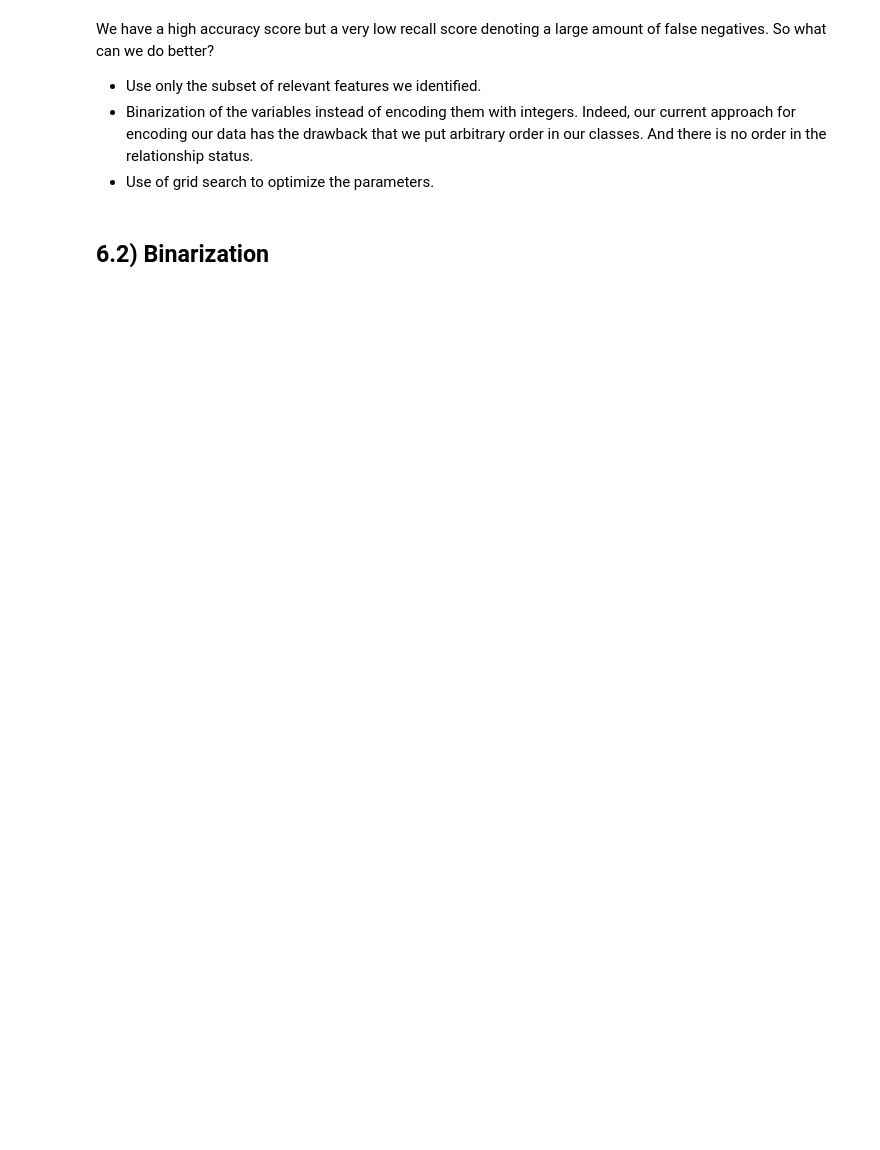
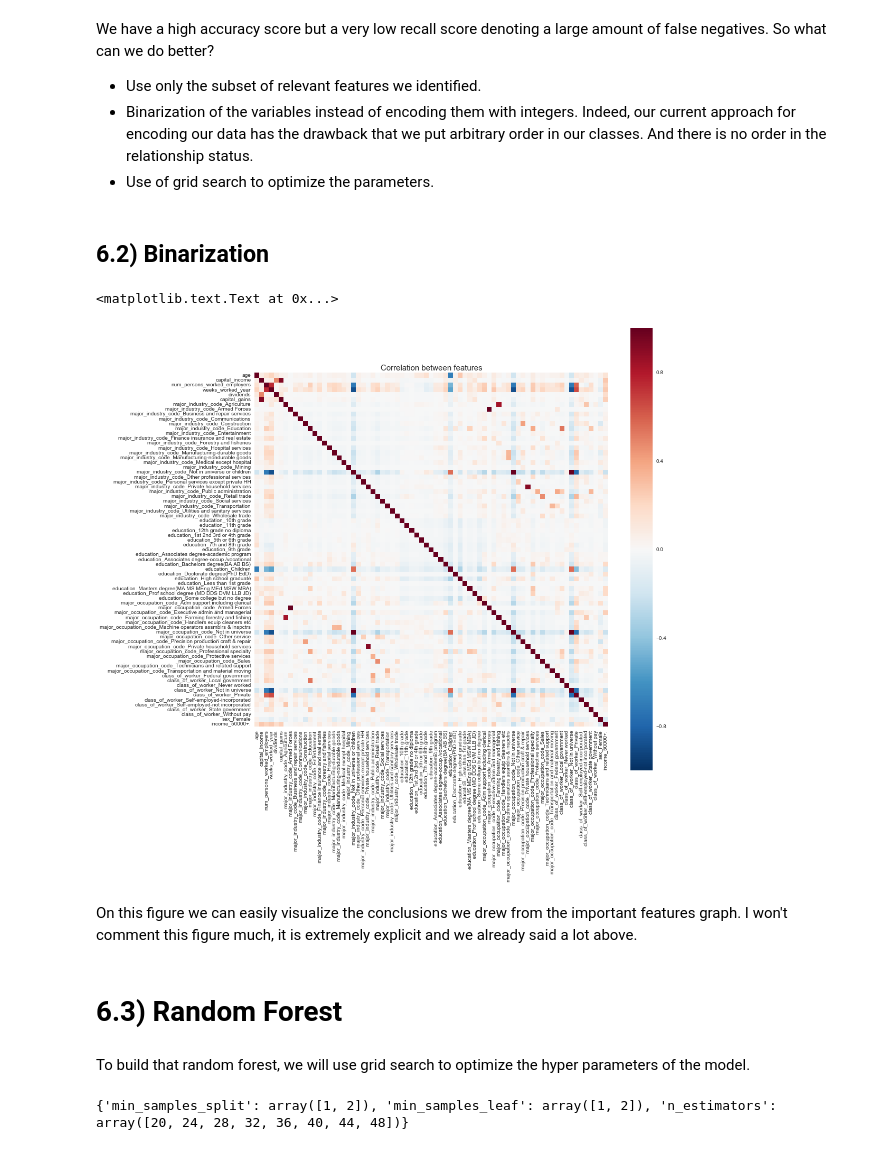
Before and after one commit to Threynaud/us_census, a Jupyter notebook: us_census_analysis.ipynb, the cells around one changed output. Cells and saved outputs as stored; diff of their text form; code cells hidden in the pictures; blank space fills up the shorter version.

```diff
--- a/us_census_analysis.ipynb
+++ b/us_census_analysis.ipynb
@@ -351,7 +352,8 @@ Also, we can notice that `sex` has a non-negligeable importance in the model eve
 # %%
 # Define important variables to keep for the next models
 imp_variables = ["age", "capital_income", "major_industry_code", 'education', 'major_occupation_code',
-                 'num_persons_worked_employers', 'weeks_worked_year', 'class_of_worker', 'sex','income']
+                 'num_persons_worked_employers', 'weeks_worked_year', 'class_of_worker', 'sex', 'dividends',
+                 'capital_gains', 'income']
 # %% [markdown]
 #### Performances of that 'dirty' model
 # %%
@@ -389,3 +392,12 @@ data_test = data_test[imp_variables]
 # Get dummies create new binary variables. We drop the two correlated ones
 data_train = pd.get_dummies(data_train).drop(["sex_Male", "income_- 50000."], axis=1)
 data_test = pd.get_dummies(data_test).drop(["sex_Male", "income_- 50000."], axis=1)
+# %%
+plt.figure(figsize=(15,15))
+sns.heatmap(data_train.corr(), square=True)
+plt.title("Correlation between features", fontsize=15)
+# %% [output]
+<matplotlib.text.Text at 0x...>
+[figure, added]
+# %% [markdown]
+On this figure we can easily visualize the conclusions we drew from the important features graph. I won't comment this figure much, it is extremely explicit and we already said a lot above.
@@ -391,0 +407,4 @@ data_test = pd.get_dummies(data_test).drop(["sex_Male", "income_- 50000."], axis
+# %% [markdown]
+# 6.3) Random Forest
+# %% [markdown]
+To build that random forest, we will use grid search to optimize the hyper parameters of the model.
@@ -391,0 +416,5 @@ data_test = pd.get_dummies(data_test).drop(["sex_Male", "income_- 50000."], axis
+# %%
+np.set_printoptions(suppress=True)
+print(param_grid_RF)
+# %% [output]
+{'min_samples_split': array([1, 2]), 'min_samples_leaf': array([1, 2]), 'n_estimators': array([20, 24, 28, 32, 36, 40, 44, 48])}
```
Also changed, not shown: parts of 32 cells of this notebook, 3 other files.
